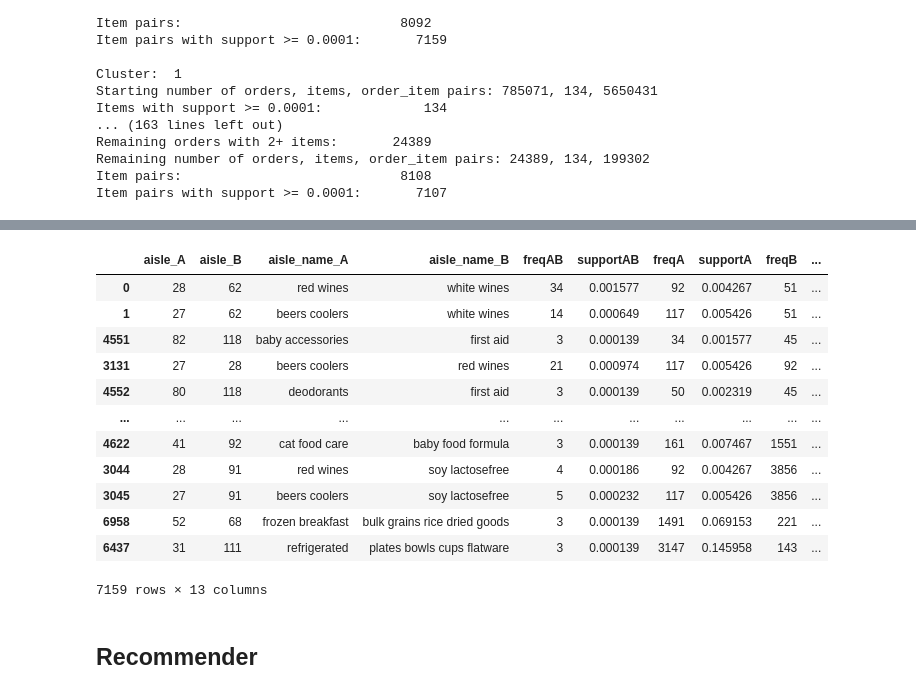
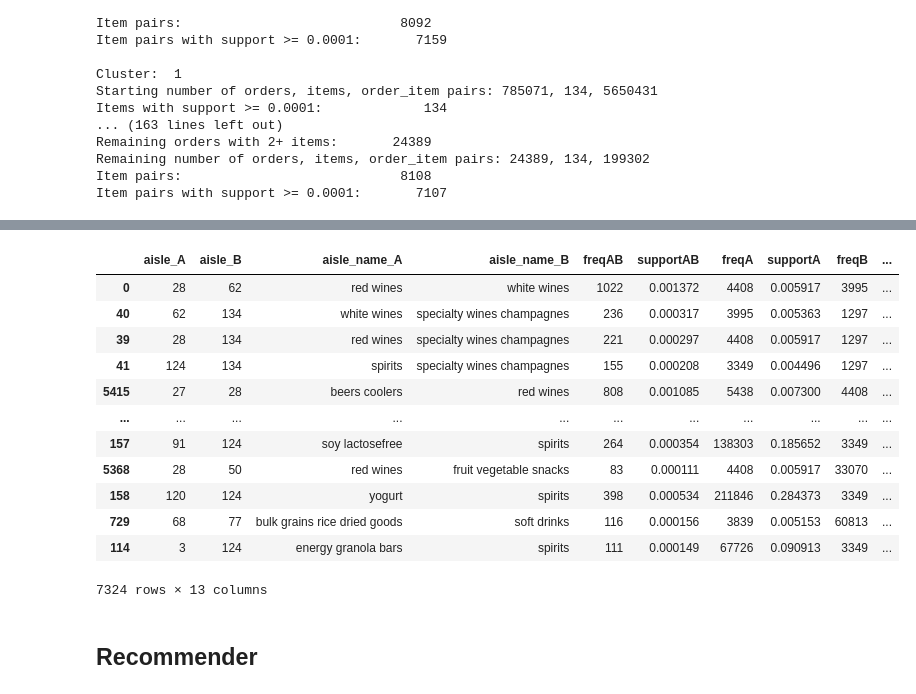
Before and after one commit to melodygr/grocery_recommendation, a Jupyter notebook: Market_Basket_Analysis.ipynb, the cells around one changed output, grey strips where cells are left out. Drawn from its saved outputs; the diff is of its cells as text; code cells hidden in the pictures.

```diff
--- a/Market_Basket_Analysis.ipynb
+++ b/Market_Basket_Analysis.ipynb
@@ -169,8 +170,8 @@ def association_rules(order_item, min_support):
     item_pairs = item_pairs.reset_index().rename(columns={'level_0': 'item_A', 'level_1': 'item_B'})
     item_pairs = merge_item_stats(item_pairs, item_stats)
 
-    item_pairs['confidenceAtoB'] = item_pairs['supportAB'] / item_pairs['supportA']
-    item_pairs['confidenceBtoA'] = item_pairs['supportAB'] / item_pairs['supportB']
+    item_pairs['confAtoB'] = item_pairs['supportAB'] / item_pairs['supportA']
+    item_pairs['confBtoA'] = item_pairs['supportAB'] / item_pairs['supportB']
     item_pairs['lift']           = item_pairs['supportAB'] / (item_pairs['supportA'] * item_pairs['supportB'])
 
 
@@ -220,5 +221,5 @@ for x in group_association_rules_dic:
                .rename(columns = {'product_id':'item_B','product_name':'product_name_B'}), on = 'item_B')
     group_association_rules_dic[x] = group_association_rules_dic[x][['item_A','item_B','product_name_A',
                                                                     'product_name_B','freqAB','supportAB','freqA',
-                                                                    'supportA','freqB','supportB','confidenceAtoB',
-                                                                    'confidenceBtoA','lift']]
+                                                                    'supportA','freqB','supportB','confAtoB',
+                                                                    'confBtoA','lift']]
@@ -362,7 +285,7 @@ Item pairs with support >= 0.0001:       7107
 # %%
 pickle.dump(group_aisle_association_rules_dic, open("Pickle/group_aisle_association_rules_dic.p", "wb"))
 # %%
-group_aisle_association_rules_dic = pickle.load(open("Pickle/group_aisle_association_rules_dic.p", "rb"))
+# group_aisle_association_rules_dic = pickle.load(open("Pickle/group_aisle_association_rules_dic.p", "rb"))
 # %%
 # reformat cluster aisle assocation dataframes
 
@@ -373,6 +296,6 @@ for x in group_aisle_association_rules_dic:
                .rename(columns = {'aisle_id':'item_B','aisle':'aisle_name_B'}), on = 'item_B')
     group_aisle_association_rules_dic[x] = group_aisle_association_rules_dic[x][['item_A','item_B','aisle_name_A',
                                                                     'aisle_name_B','freqAB','supportAB','freqA',
-                                                                    'supportA','freqB','supportB','confidenceAtoB',
-                                                                    'confidenceBtoA','lift']]
+                                                                    'supportA','freqB','supportB','confAtoB',
+                                                                    'confBtoA','lift']]
     group_aisle_association_rules_dic[x] = group_aisle_association_rules_dic[x].rename(columns = {'item_A':'aisle_A','item_B':'aisle_B'})
@@ -400,20 +302,20 @@ for x in group_aisle_association_rules_dic:
 # %%
-x = group_aisle_association_rules_dic[0].sort_values('lift',ascending = False)
+x = group_aisle_association_rules_dic[1].sort_values('lift',ascending = False)
 x.sort_values('lift',ascending = False)
 # %% [output]
 |  | aisle_A | aisle_B | aisle_name_A | aisle_name_B | freqAB | supportAB | freqA | supportA | freqB | ... |
-| 0 | 28 | 62 | red wines | white wines | 34 | 0.001577 | 92 | 0.004267 | 51 | ... |
-| 1 | 27 | 62 | beers coolers | white wines | 14 | 0.000649 | 117 | 0.005426 | 51 | ... |
-| 4551 | 82 | 118 | baby accessories | first aid | 3 | 0.000139 | 34 | 0.001577 | 45 | ... |
-| 3131 | 27 | 28 | beers coolers | red wines | 21 | 0.000974 | 117 | 0.005426 | 92 | ... |
-| 4552 | 80 | 118 | deodorants | first aid | 3 | 0.000139 | 50 | 0.002319 | 45 | ... |
+| 0 | 28 | 62 | red wines | white wines | 1022 | 0.001372 | 4408 | 0.005917 | 3995 | ... |
+| 40 | 62 | 134 | white wines | specialty wines champagnes | 236 | 0.000317 | 3995 | 0.005363 | 1297 | ... |
+| 39 | 28 | 134 | red wines | specialty wines champagnes | 221 | 0.000297 | 4408 | 0.005917 | 1297 | ... |
+| 41 | 124 | 134 | spirits | specialty wines champagnes | 155 | 0.000208 | 3349 | 0.004496 | 1297 | ... |
+| 5415 | 27 | 28 | beers coolers | red wines | 808 | 0.001085 | 5438 | 0.007300 | 4408 | ... |
 | ... | ... | ... | ... | ... | ... | ... | ... | ... | ... | ... |
-| 4622 | 41 | 92 | cat food care | baby food formula | 3 | 0.000139 | 161 | 0.007467 | 1551 | ... |
-| 3044 | 28 | 91 | red wines | soy lactosefree | 4 | 0.000186 | 92 | 0.004267 | 3856 | ... |
-| 3045 | 27 | 91 | beers coolers | soy lactosefree | 5 | 0.000232 | 117 | 0.005426 | 3856 | ... |
-| 6958 | 52 | 68 | frozen breakfast | bulk grains rice dried goods | 3 | 0.000139 | 1491 | 0.069153 | 221 | ... |
-| 6437 | 31 | 111 | refrigerated | plates bowls cups flatware | 3 | 0.000139 | 3147 | 0.145958 | 143 | ... |
+| 157 | 91 | 124 | soy lactosefree | spirits | 264 | 0.000354 | 138303 | 0.185652 | 3349 | ... |
+| 5368 | 28 | 50 | red wines | fruit vegetable snacks | 83 | 0.000111 | 4408 | 0.005917 | 33070 | ... |
+| 158 | 120 | 124 | yogurt | spirits | 398 | 0.000534 | 211846 | 0.284373 | 3349 | ... |
+| 729 | 68 | 77 | bulk grains rice dried goods | soft drinks | 116 | 0.000156 | 3839 | 0.005153 | 60813 | ... |
+| 114 | 3 | 124 | energy granola bars | spirits | 111 | 0.000149 | 67726 | 0.090913 | 3349 | ... |
-7159 rows × 13 columns
+7324 rows × 13 columns
 # %% [markdown]
 ## Recommender
 # %%
```
Also changed, not shown: parts of 12 cells of this notebook, 4 other files.
